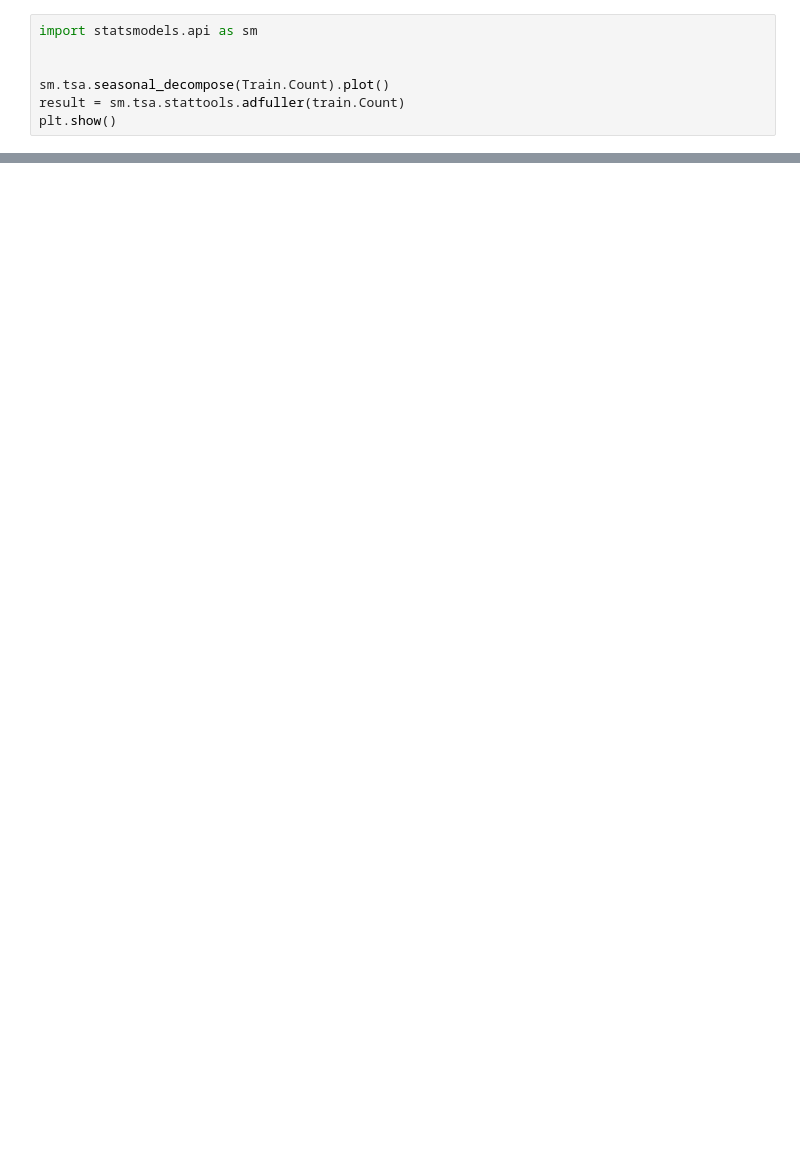
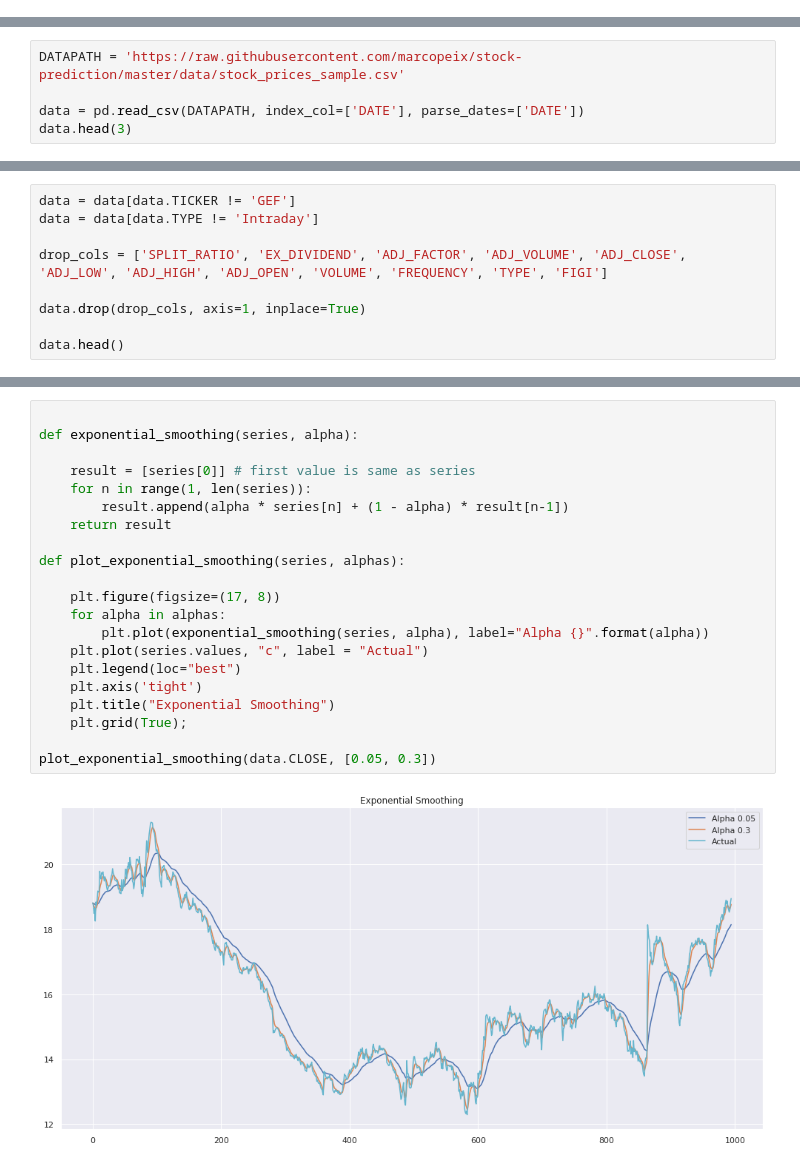
Before and after one commit to nasif-raihan/ML-and-DL-Codes, a Jupyter notebook: Time_Series_Forecasting.ipynb, the cells around one changed output, grey strips where cells are left out. Saved outputs shown, nothing was run; the diff lists cells and outputs as text; blank space fills up the shorter version.

```diff
--- a/Time_Series_Forecasting.ipynb
+++ b/Time_Series_Forecasting.ipynb
@@ -532,7 +2,0 @@ Lets visualize all these parts.
-# %%
-import statsmodels.api as sm
-
-
-sm.tsa.seasonal_decompose(Train.Count).plot()
-result = sm.tsa.stattools.adfuller(train.Count)
-plt.show()
@@ -562,0 +26,5 @@ Now we will be predicting the passenger count for the test dataset using various
+# %%
+DATAPATH = 'https://raw.githubusercontent.com/marcopeix/stock-prediction/master/data/stock_prices_sample.csv'
+
+data = pd.read_csv(DATAPATH, index_col=['DATE'], parse_dates=['DATE'])
+data.head(3)
@@ -562,0 +46,9 @@ Now we will be predicting the passenger count for the test dataset using various
+# %%
+data = data[data.TICKER != 'GEF']
+data = data[data.TYPE != 'Intraday']
+
+drop_cols = ['SPLIT_RATIO', 'EX_DIVIDEND', 'ADJ_FACTOR', 'ADJ_VOLUME', 'ADJ_CLOSE', 'ADJ_LOW', 'ADJ_HIGH', 'ADJ_OPEN', 'VOLUME', 'FREQUENCY', 'TYPE', 'FIGI']
+
+data.drop(drop_cols, axis=1, inplace=True)
+
+data.head()
@@ -562,0 +118,23 @@ Now we will be predicting the passenger count for the test dataset using various
+# %%
+
+def exponential_smoothing(series, alpha):
+
+    result = [series[0]] # first value is same as series
+    for n in range(1, len(series)):
+        result.append(alpha * series[n] + (1 - alpha) * result[n-1])
+    return result
+
+def plot_exponential_smoothing(series, alphas):
+
+    plt.figure(figsize=(17, 8))
+    for alpha in alphas:
+        plt.plot(exponential_smoothing(series, alpha), label="Alpha {}".format(alpha))
+    plt.plot(series.values, "c", label = "Actual")
+    plt.legend(loc="best")
+    plt.axis('tight')
+    plt.title("Exponential Smoothing")
+    plt.grid(True);
+
+plot_exponential_smoothing(data.CLOSE, [0.05, 0.3])
+# %% [output]
+[figure, added]
```
Also changed, not shown: parts of 107 cells of this notebook.
